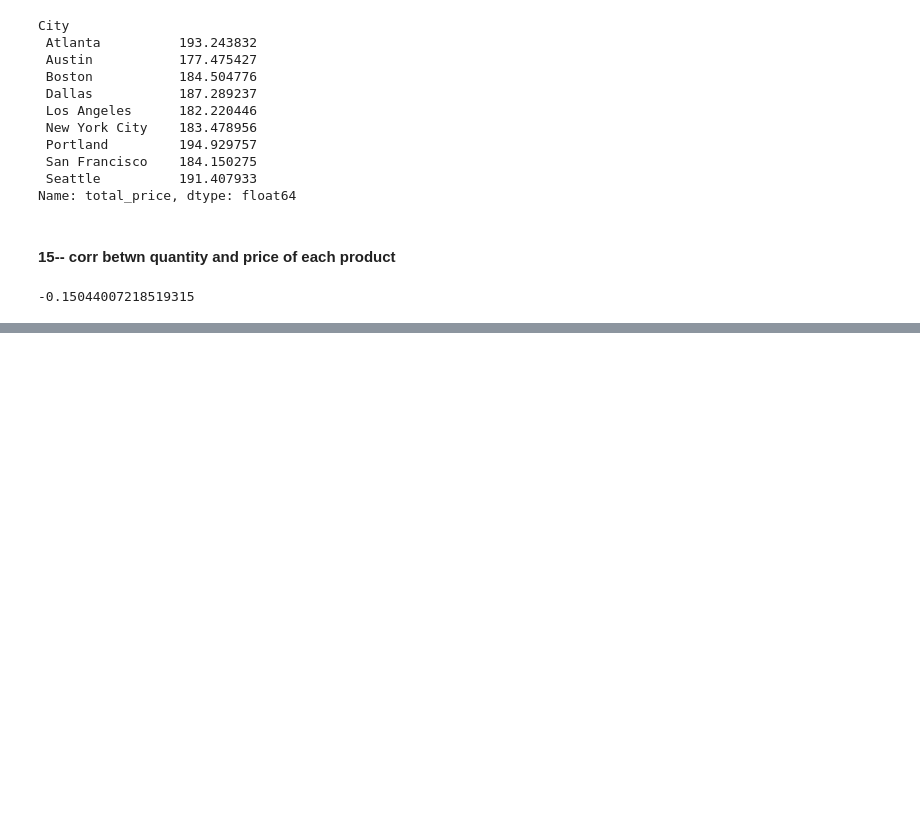
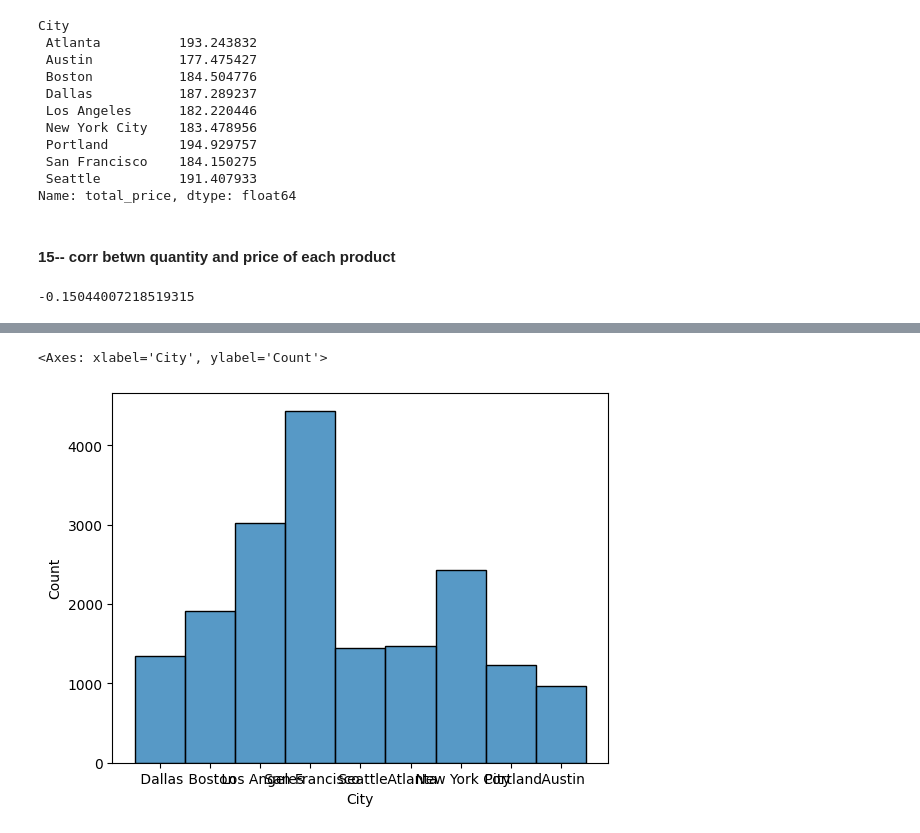
Before and after one commit to prathameshdubbewar/DataSmith_internship, a Jupyter notebook: Day16/solutions.ipynb, the cells around one changed output, grey strips where cells are left out. Cells and saved outputs as stored; diff of their text form; code cells hidden in the pictures; blank space fills up the shorter version.

```diff
--- a/Day16/solutions.ipynb
+++ b/Day16/solutions.ipynb
@@ -246,0 +268,6 @@ corr
+# %%
+import seaborn as sns
+sns.histplot(df['City'])
+# %% [output]
+<Axes: xlabel='City', ylabel='Count'>
+[figure, added]
```
Also changed, not shown: parts of 9 cells of this notebook, 7 other files.
